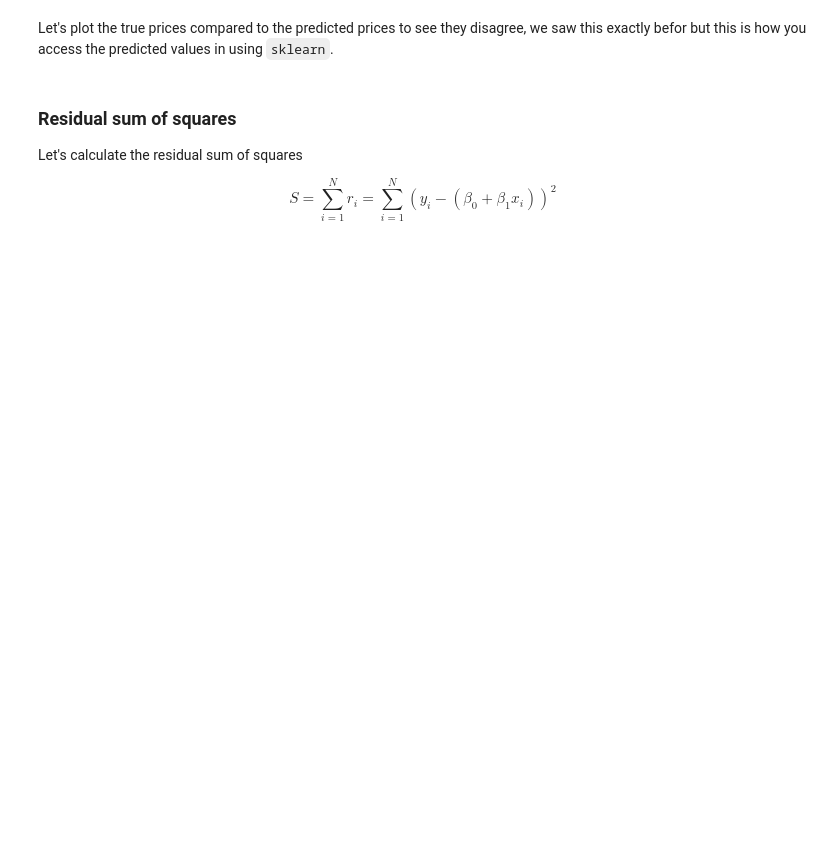
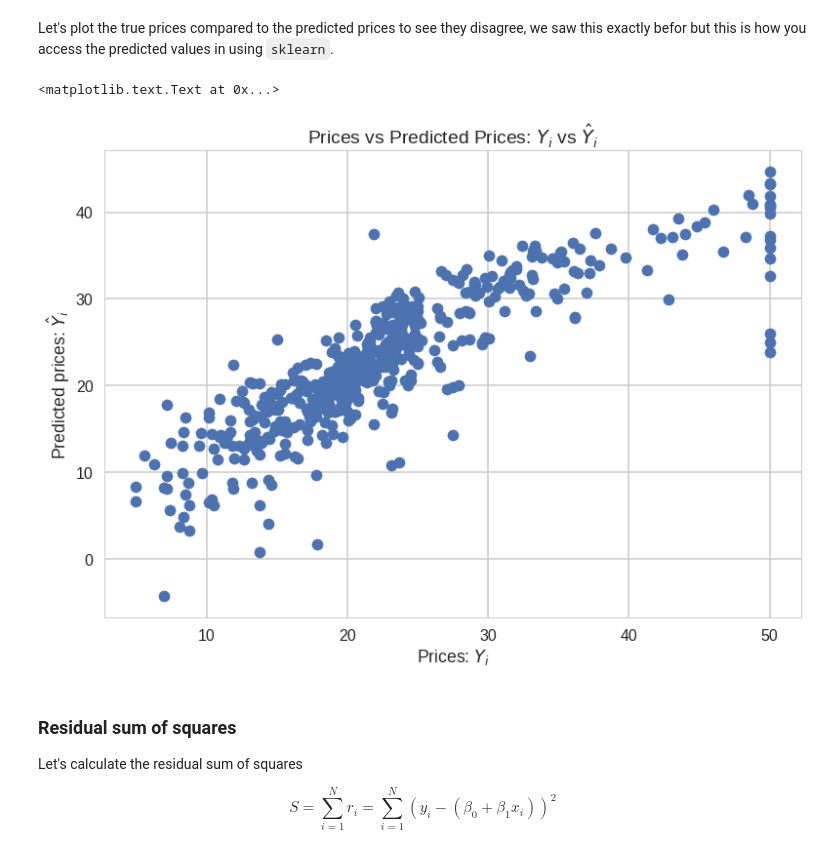
Before and after one commit to ShichengChen/cs109, a Jupyter notebook: 2015lab4-master/Lab4-stats.ipynb, the cells around one changed output. Saved outputs shown, nothing was run; the diff lists cells and outputs as text; code cells hidden in the pictures; blank space fills up the shorter version.

```diff
--- a/2015lab4-master/Lab4-stats.ipynb
+++ b/2015lab4-master/Lab4-stats.ipynb
@@ -377,5 +382,5 @@ from sklearn.linear_model import LinearRegression
 X = bos.drop('PRICE', axis = 1)
 
 # This creates a LinearRegression object
-lm = LinearRegression()
+lm = LinearRegression(normalize=True)
 lm
@@ -444,10 +479,13 @@ plt.ylabel('Frequency')
 # %% [markdown]
 Let's plot the true prices compared to the predicted prices to see they disagree, we saw this exactly befor but this is how you access the predicted values in using `sklearn`.
 # %%
-# plt.scatter(bos.PRICE, lm.predict(X))
-# plt.xlabel("Prices: $Y_i$")
-# plt.ylabel("Predicted prices: $\hat{Y}_i$")
-# plt.title("Prices vs Predicted Prices: $Y_i$ vs $\hat{Y}_i$")
+plt.scatter(bos.PRICE, lm.predict(X))
+plt.xlabel("Prices: $Y_i$")
+plt.ylabel("Predicted prices: $\hat{Y}_i$")
+plt.title("Prices vs Predicted Prices: $Y_i$ vs $\hat{Y}_i$")
+# %% [output]
+<matplotlib.text.Text at 0x...>
+[figure, added]
 # %% [markdown]
 ### Residual sum of squares
 
```
Also changed, not shown: parts of 51 cells of this notebook.
